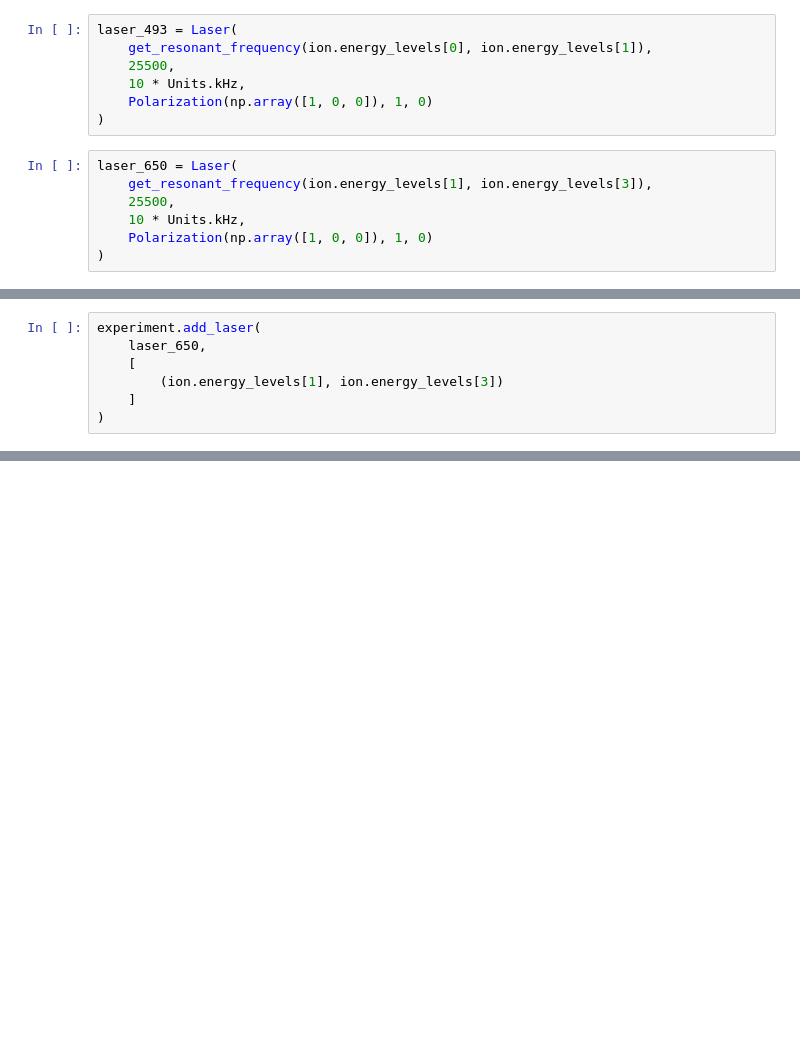
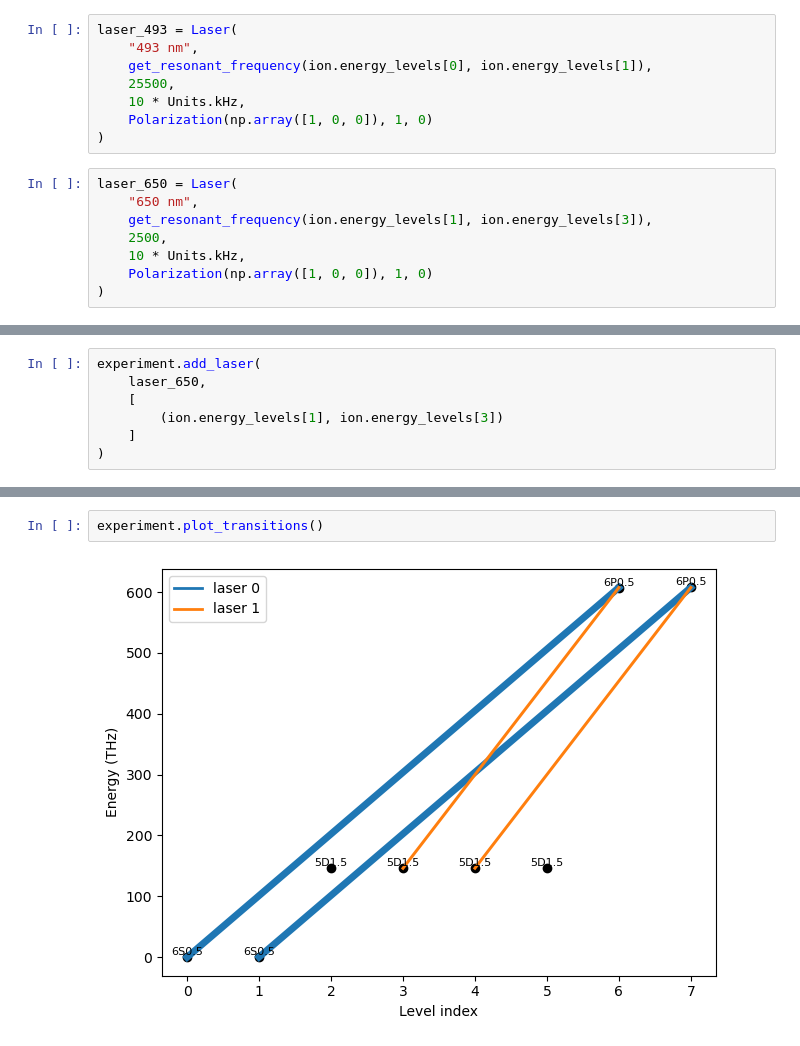
Before and after one commit to GyeonghunKim/ion-toolkit, a Jupyter notebook: notebook/Barium-138.ipynb, the cells around one changed output, grey strips where cells are left out. Cells and saved outputs as stored; diff of their text form; blank space fills up the shorter version.

```diff
--- a/notebook/Barium-138.ipynb
+++ b/notebook/Barium-138.ipynb
@@ -22,6 +22,7 @@ ion.energy_levels
 ion.apply_magnetic_field(5 * Units.T)
 # %%
 laser_493 = Laser(
+    "493 nm",
     get_resonant_frequency(ion.energy_levels[0], ion.energy_levels[1]),
     25500,
     10 * Units.kHz,
@@ -29,8 +30,9 @@ laser_493 = Laser(
 )
 # %%
 laser_650 = Laser(
+    "650 nm",
     get_resonant_frequency(ion.energy_levels[1], ion.energy_levels[3]),
-    25500,
+    2500,
     10 * Units.kHz,
     Polarization(np.array([1, 0, 0]), 1, 0)
 )
@@ -71,0 +74,4 @@ To: FineStructureZeemanLevel(energy=146.17038497970253 THz, n=5, I=0, L=2, J=1.5
+# %%
+experiment.plot_transitions()
+# %% [output]
+[figure, added]
```
Also changed, not shown: parts of 1 cell of this notebook, 7 other files.
